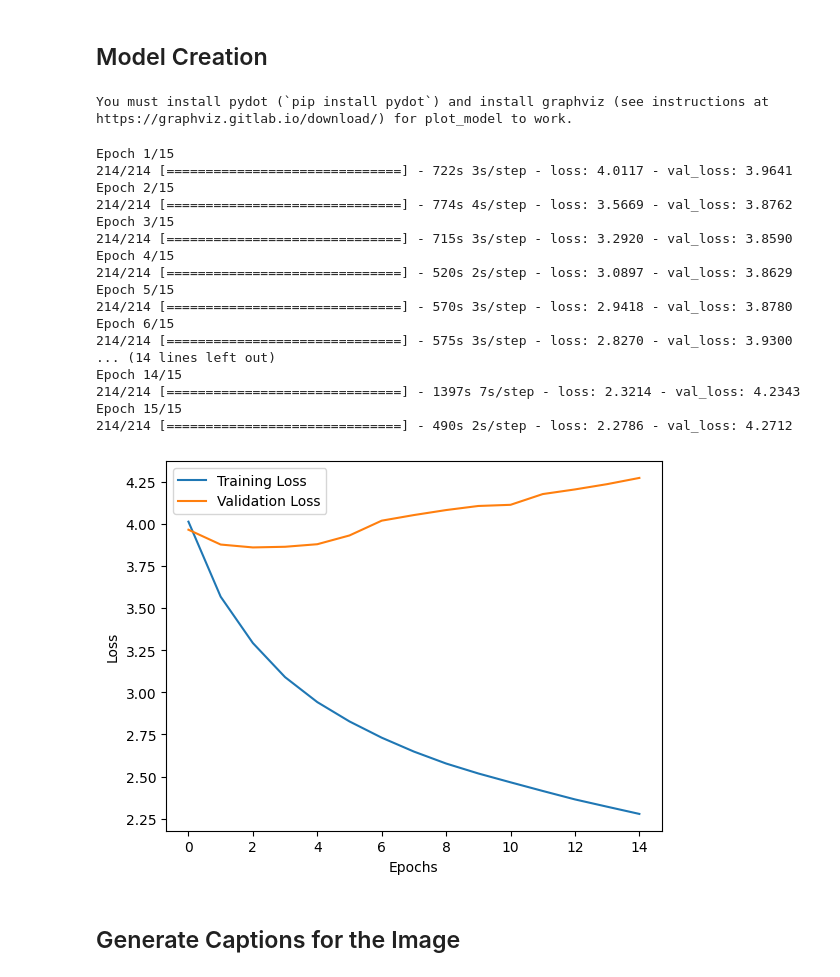
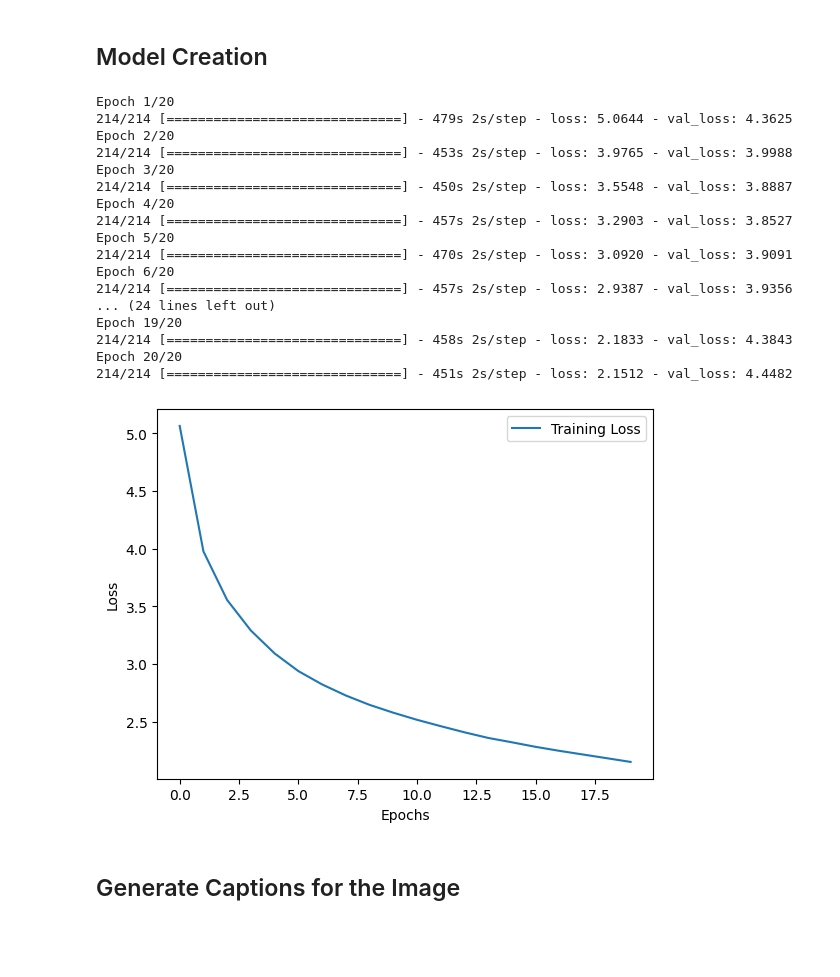
Before and after one commit to tilak-1120/Cap-I, a Jupyter notebook: Model/image-caption-generator-flickr-dataset-cnn-lstm.ipynb, the cells around one changed output. Drawn from its saved outputs; the diff is of its cells as text; code cells hidden in the pictures; blank space fills up the shorter version.

```diff
--- a/Model/image-caption-generator-flickr-dataset-cnn-lstm.ipynb
+++ b/Model/image-caption-generator-flickr-dataset-cnn-lstm.ipynb
@@ -19,7 +19,7 @@ from sklearn.model_selection import train_test_split
 import matplotlib.pyplot as plt
 from sklearn.model_selection import train_test_split
 # %%
-BASE_DIR = './Images'
+BASE_DIR = './Images/'
 WORKING_DIR = './'
 # %% [markdown]
 ## Extract Image Features
@@ -187,11 +162,8 @@ max_length
 ## Train Test Split
 # %%
 image_ids = list(mapping.keys())
-# Split the data into training, validation, and testing sets
-train_val, test = train_test_split(image_ids, test_size=0.1, random_state=42)
-train, val = train_test_split(train_val, test_size=0.056, random_state=42)  # 0.056 = 0.05 / (1 - 0.1)
-
-# Verify the lengths of the sets
+train_val, test = train_test_split(image_ids, test_size=0.10, random_state=42)
+train, val = train_test_split(train_val, test_size=0.056, random_state=42)
 print("Training set length:", len(train))
 print("Validation set length:", len(val))
 print("Testing set length:", len(test))
@@ -202,27 +174,21 @@ Testing set length: 810
 # %%
 # Create data generator to get data in batch (avoids session crash)
 def data_generator(data_keys, mapping, features, tokenizer, max_length, vocab_size, batch_size):
-    # Loop over images
     X1, X2, y = list(), list(), list()
     n = 0
     while 1:
         for key in data_keys:
+            if key not in mapping:
+             print("Key not found in mapping:", key)
+             continue
             n += 1
             captions = mapping[key]
-            # Process each caption
             for caption in captions:
-                # Encode the sequence
                 seq = tokenizer.texts_to_sequences([caption])[0]
-                # Split the sequence into X, y pairs
                 for i in range(1, len(seq)):
-                    # Split into input and output pairs
                     in_seq, out_seq = seq[:i], seq[i]
-                    # Pad input sequence
                     in_seq = pad_sequences([in_seq], maxlen=max_length)[0]
-                    # Encode output sequence
                     out_seq = to_categorical([out_seq], num_classes=vocab_size)[0]
-
-                    # Store the sequences
                     X1.append(features[key][0])
                     X2.append(in_seq)
                     y.append(out_seq)
@@ -235,11 +201,10 @@ def data_generator(data_keys, mapping, features, tokenizer, max_length, vocab_si
 ## Model Creation
 # %%
 # Encoder model
-# Image feature layers
 inputs1 = Input(shape=(4096,))
 fe1 = Dropout(0.4)(inputs1)
 fe2 = Dense(256, activation='relu')(fe1)
-# Sequence feature layers
+
 inputs2 = Input(shape=(max_length,))
 se1 = Embedding(vocab_size, 256, mask_zero=True)(inputs2)
 se2 = Dropout(0.4)(se1)
@@ -252,14 +217,9 @@ outputs = Dense(vocab_size, activation='softmax')(decoder2)
 
 model = Model(inputs=[inputs1, inputs2], outputs=outputs)
 model.compile(loss='categorical_crossentropy', optimizer='adam')
-
-# Plot the model
-plot_model(model, show_shapes=True)
-# %% [output]
-You must install pydot (`pip install pydot`) and install graphviz (see instructions at https://graphviz.gitlab.io/download/) for plot_model to work.
 # %%
-# Train the model
-epochs = 15
+#Train the model
+epochs = 20
 batch_size = 32
 steps = len(train) // batch_size
 validation_steps = len(val) // batch_size
@@ -270,36 +230,35 @@ history = model.fit(
     steps_per_epoch=steps,
     validation_data=data_generator(val, mapping, features, tokenizer, max_length, vocab_size, batch_size),
     validation_steps=validation_steps,
-    verbose=1
+    verbose=1,
 )
 # %% [output]
-Epoch 1/15
-214/214 [==============================] - 722s 3s/step - loss: 4.0117 - val_loss: 3.9641
-Epoch 2/15
-214/214 [==============================] - 774s 4s/step - loss: 3.5669 - val_loss: 3.8762
-Epoch 3/15
-214/214 [==============================] - 715s 3s/step - loss: 3.2920 - val_loss: 3.8590
-Epoch 4/15
-214/214 [==============================] - 520s 2s/step - loss: 3.0897 - val_loss: 3.8629
-Epoch 5/15
-214/214 [==============================] - 570s 3s/step - loss: 2.9418 - val_loss: 3.8780
-Epoch 6/15
-214/214 [==============================] - 575s 3s/step - loss: 2.8270 - val_loss: 3.9300
-... (14 lines left out)
-Epoch 14/15
-214/214 [==============================] - 1397s 7s/step - loss: 2.3214 - val_loss: 4.2343
-Epoch 15/15
-214/214 [==============================] - 490s 2s/step - loss: 2.2786 - val_loss: 4.2712
+Epoch 1/20
+214/214 [==============================] - 479s 2s/step - loss: 5.0644 - val_loss: 4.3625
+Epoch 2/20
+214/214 [==============================] - 453s 2s/step - loss: 3.9765 - val_loss: 3.9988
+Epoch 3/20
+214/214 [==============================] - 450s 2s/step - loss: 3.5548 - val_loss: 3.8887
+Epoch 4/20
+214/214 [==============================] - 457s 2s/step - loss: 3.2903 - val_loss: 3.8527
+Epoch 5/20
+214/214 [==============================] - 470s 2s/step - loss: 3.0920 - val_loss: 3.9091
+Epoch 6/20
+214/214 [==============================] - 457s 2s/step - loss: 2.9387 - val_loss: 3.9356
+... (24 lines left out)
+Epoch 19/20
+214/214 [==============================] - 458s 2s/step - loss: 2.1833 - val_loss: 4.3843
+Epoch 20/20
+214/214 [==============================] - 451s 2s/step - loss: 2.1512 - val_loss: 4.4482
 # %%
 # Plot training and validation loss
 plt.plot(history.history['loss'], label='Training Loss')
-plt.plot(history.history['val_loss'], label='Validation Loss')
 plt.xlabel('Epochs')
 plt.ylabel('Loss')
 plt.legend()
 plt.show()
 # %% [output]
-[figure, old version]
+[figure, new version]
 # %%
 # Save the model
 model.save(os.path.join(WORKING_DIR, 'image_captioning_model.h5'))
```
Also changed, not shown: parts of 16 cells of this notebook, 8 other files.
